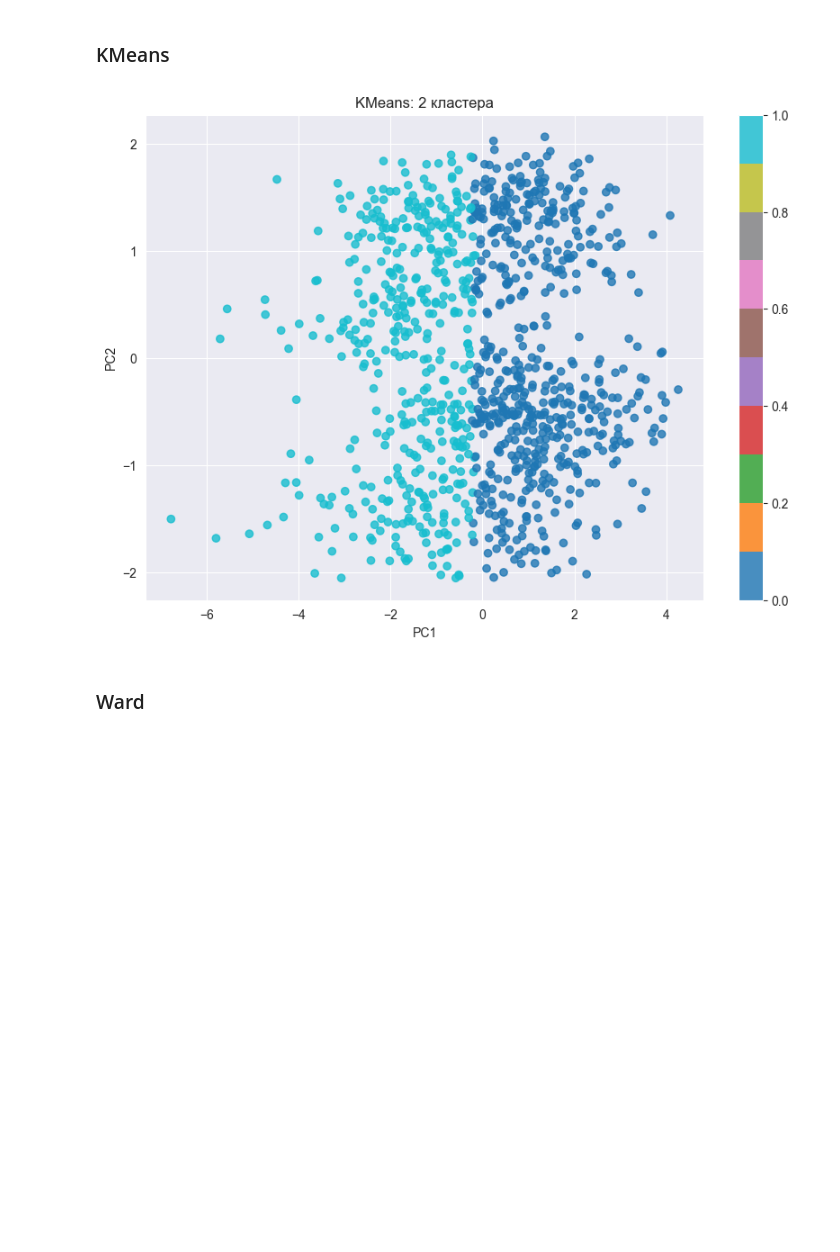
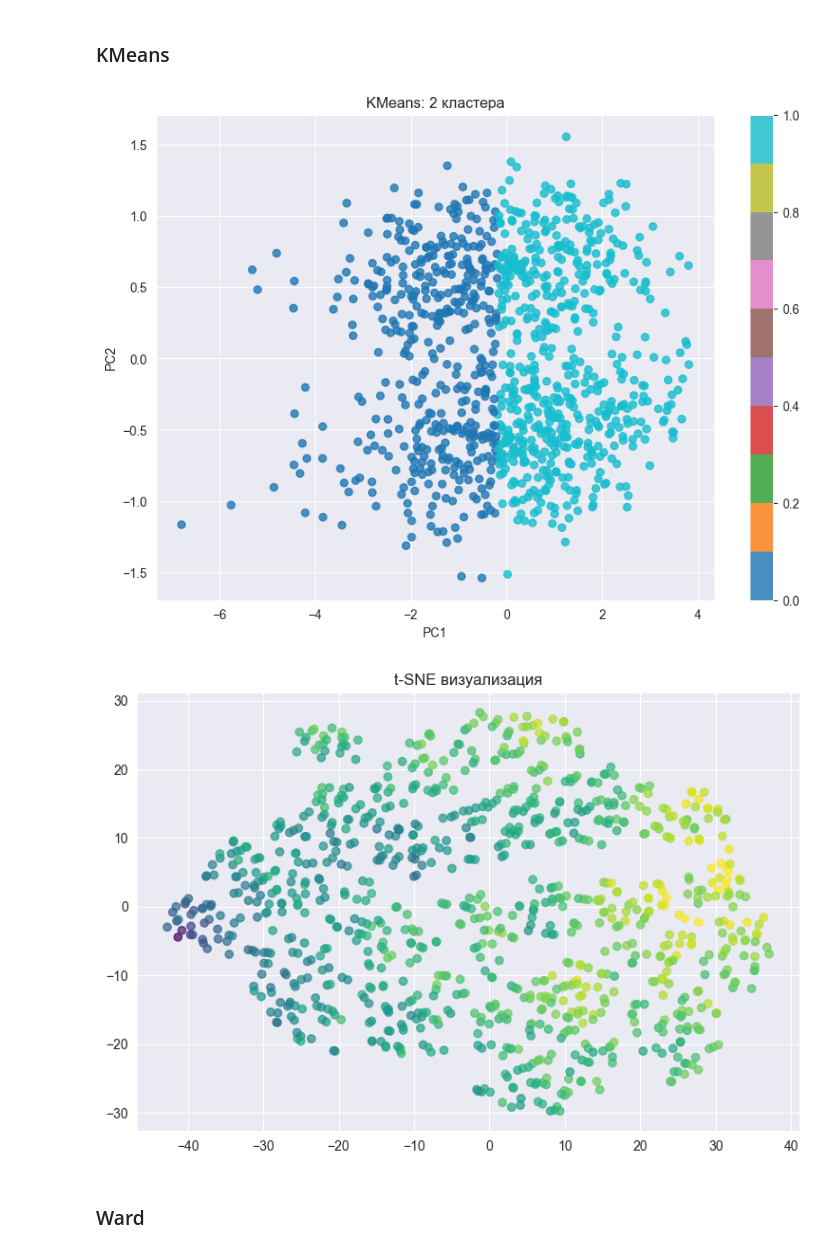
Before and after one commit to vasmaae/AIM-PIbd-31-Gutorov-I-A, a Jupyter notebook: notebooks/lab_5.ipynb, the cells around one changed output. Drawn from its saved outputs; the diff is of its cells as text; code cells hidden in the pictures; blank space fills up the shorter version.

Commit message:
lab/05: update lab 5 notebook: swap LabelEncoder to OneHotEncoder, add more plots

```diff
--- a/notebooks/lab_5.ipynb
+++ b/notebooks/lab_5.ipynb
@@ -65,12 +67,12 @@ memory usage: 62.6+ KB
 # %%
 data = df.copy()
 categorial_cols = ['gender', 'race/ethnicity', 'parental level of education', 'lunch', 'test preparation course']
+num_cols = ['math score', 'reading score', 'writing score']
 
-le_dict = {}
-for col in categorial_cols:
-    le = LabelEncoder()
-    data[col] = le.fit_transform(data[col])
-    le_dict[col] = le
+ct = ColumnTransformer([
+    ("ohe", OneHotEncoder(drop="first"), categorial_cols),
+    ("scale", StandardScaler(), num_cols)
+])
 
 data.head()
 # %% [output]
@@ -85,19 +87,6 @@ data.head()
 # %%
 X = data.copy()
 
-scaler = StandardScaler()
-X_scaled = scaler.fit_transform(X)
-
-pca = PCA(n_components=2)
-X_pca = pca.fit_transform(X_scaled)
-
-display(f'{pca.explained_variance_ratio_.sum():.3f}')
-
-plt.figure(figsize=(10, 7))
-scatter = plt.scatter(X_pca[:, 0], X_pca[:, 1], c=df['math score'], cmap='viridis', alpha=0.7)
-plt.colorbar(scatter, label='Math score')
-plt.title('Визуализация данных после PCA (2 компоненты)')
-plt.xlabel(f'PC1 ({pca.explained_variance_ratio_[0]:.1%} дисперсии)')
-plt.ylabel(f'PC2 ({pca.explained_variance_ratio_[1]:.1%} дисперсии)')
-plt.show()
+X_scaled = ct.fit_transform(X)
+X_scaled.shape
 # %% [output]
@@ -149,18 +153,27 @@ k_optimal = 2
 # %%
 kmeans = KMeans(n_clusters=k_optimal, random_state=42, n_init=10)
 clusters_kmeans = kmeans.fit_predict(X_scaled)
 
 data['cluster_kmeans'] = clusters_kmeans
 
 plt.figure(figsize=(10, 7))
 scatter = plt.scatter(X_pca[:, 0], X_pca[:, 1], c=clusters_kmeans, cmap='tab10', alpha=0.8)
 plt.title(f'KMeans: {k_optimal} кластера')
 plt.xlabel('PC1')
 plt.ylabel('PC2')
 plt.colorbar(scatter)
 plt.show()
+
+tsne = TSNE(n_components=2, perplexity=40, random_state=42)
+X_tsne = tsne.fit_transform(X_scaled)
+
+plt.figure(figsize=(9, 6))
+plt.scatter(X_tsne[:, 0], X_tsne[:, 1], c=df['math score'], cmap='viridis', alpha=0.7)
+plt.title('t-SNE визуализация')
+plt.show()
 # %% [output]
-[figure, old version]
+[figure, new version]
+[figure, added]
 # %% [markdown]
 ### Ward
 # %%
```
Also changed, not shown: parts of 9 cells of this notebook.
